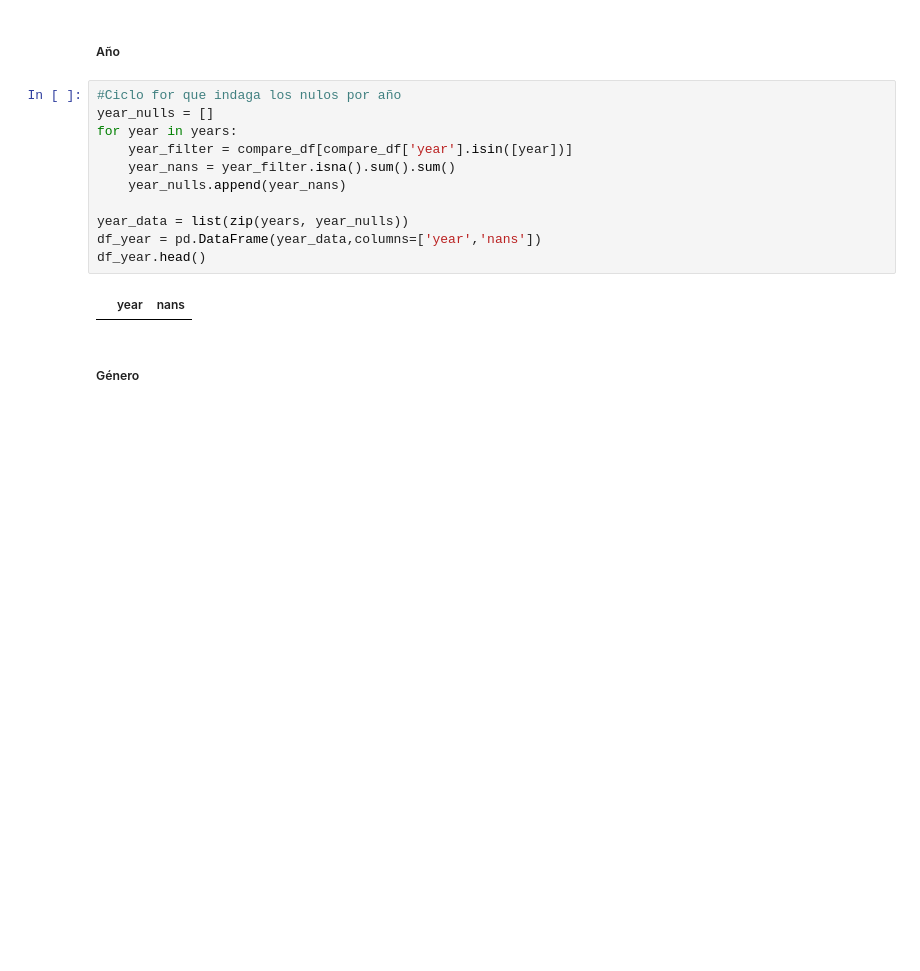
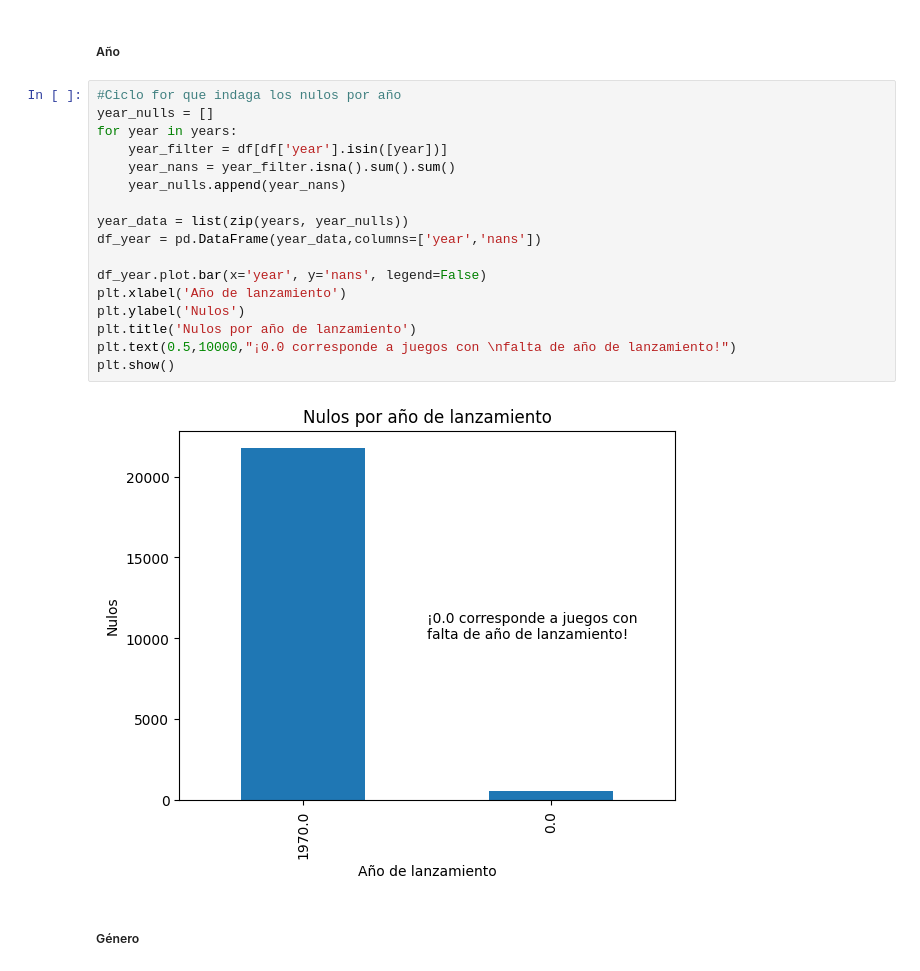
Before and after one commit to DiffelVIA/sprint_6, a Jupyter notebook: Sprint_6.ipynb, the cells around one changed output. Cells and saved outputs as stored; diff of their text form; blank space fills up the shorter version.

```diff
--- a/Sprint_6.ipynb
+++ b/Sprint_6.ipynb
@@ -194,16 +186,22 @@ df_platform.head()
 # %%
 #Ciclo for que indaga los nulos por año
 year_nulls = []
 for year in years:
-    year_filter = compare_df[compare_df['year'].isin([year])]
+    year_filter = df[df['year'].isin([year])]
     year_nans = year_filter.isna().sum().sum()
     year_nulls.append(year_nans)
 
 year_data = list(zip(years, year_nulls))
 df_year = pd.DataFrame(year_data,columns=['year','nans'])
-df_year.head()
+
+df_year.plot.bar(x='year', y='nans', legend=False)
+plt.xlabel('Año de lanzamiento')
+plt.ylabel('Nulos')
+plt.title('Nulos por año de lanzamiento')
+plt.text(0.5,10000,"¡0.0 corresponde a juegos con \nfalta de año de lanzamiento!")
+plt.show()
 # %% [output]
-|  | year | nans |
+[figure, added]
 # %% [markdown]
 ##### Género
 # %%
```
Also changed, not shown: parts of 21 cells of this notebook.
